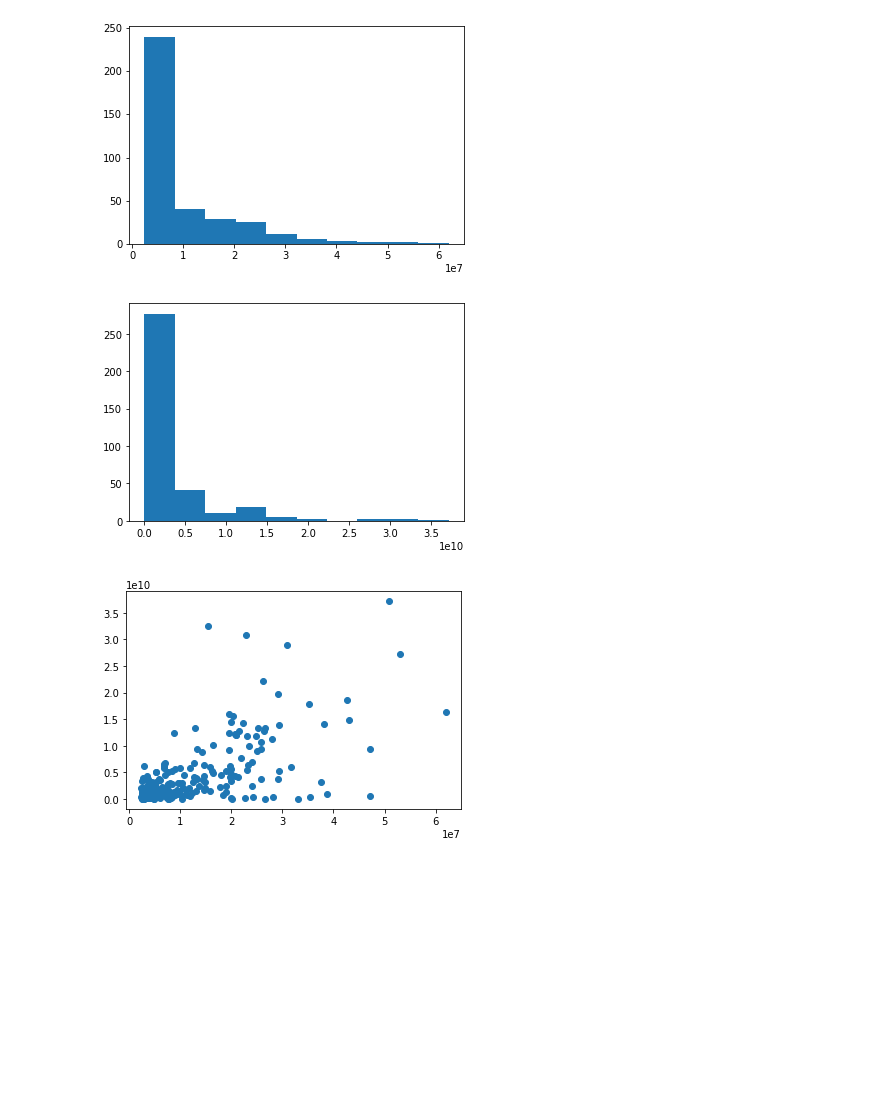
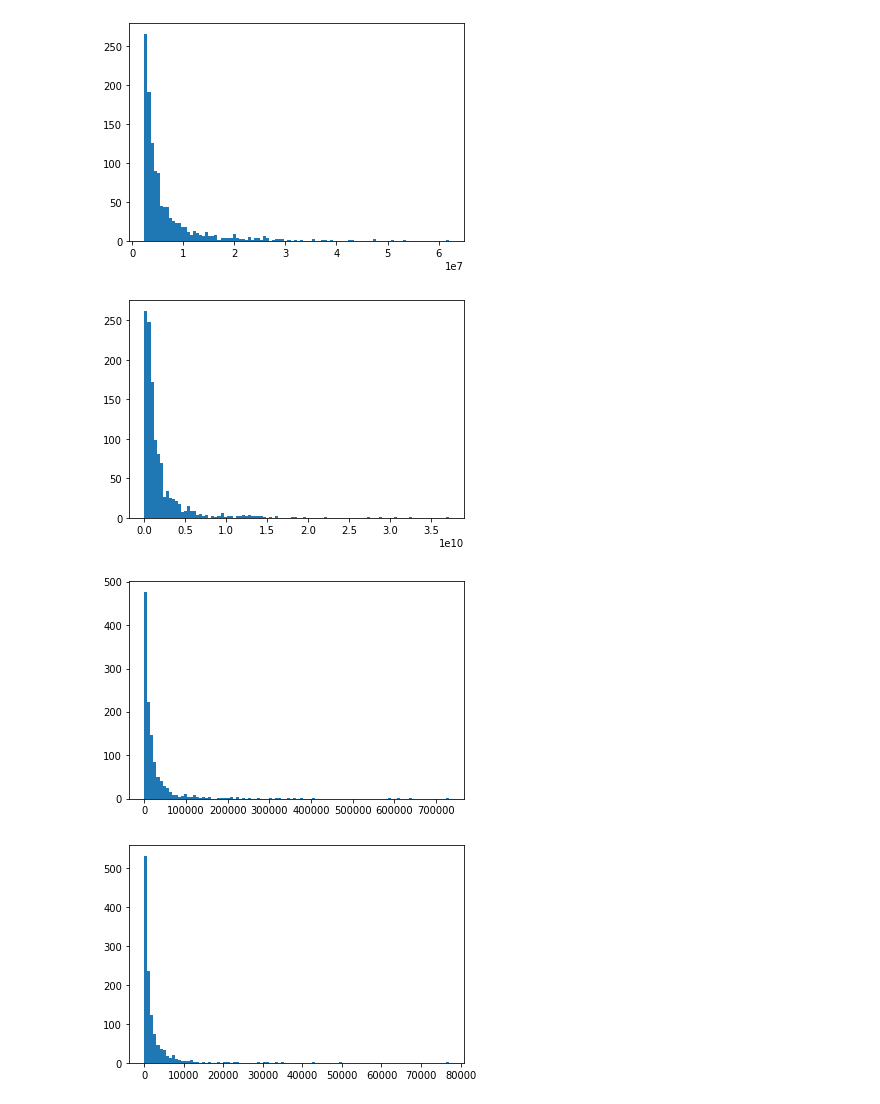
Before and after one commit to ak353/DataMining, a Jupyter notebook: Analysis.ipynb, the cells around one changed output. Cells and saved outputs as stored; diff of their text form; code cells hidden in the pictures; blank space fills up the shorter version.

```diff
--- a/Analysis.ipynb
+++ b/Analysis.ipynb
@@ -8,15 +8,33 @@ for nm in names[1:]:
     data[nm] = data[nm].apply(lambda x: x.replace(',','') if isinstance(x, str) else x)
     data[nm] = data[nm].apply(lambda x: round(float(x)) if isinstance(x, str) else x)
     data[nm] = data[nm].apply(lambda x: int(x))
+
+data['avg_views'] = data.apply(lambda row: row.views // row.uploads, axis=1)
+
+data['size'] = pd.cut(data.views, 4, labels=[1, 2, 3, 4])
+
+reorder=['username', 'views', 'avg_views', 'size', 'uploads', 'subs', 'instafollowers',
+         'instaposts', 'twitfollowers', 'tweets', 'instafollowing', 'twitlikes']
+data = data[reorder]
 # %%
 from matplotlib import pyplot as plt
-plt.hist(data.subs)
+plt.hist(data.subs, bins=100)
 plt.show();
-plt.hist(data.views)
+plt.hist(data.views, bins=100)
 plt.show();
+plt.hist(data.tweets, bins=100)
+plt.show();
+plt.hist(data.instaposts, bins=100)
+plt.show();
+plt.hist(data['size'])
+plt.show();
+
+plt.xlim(0, 50000000)
+plt.ylim(0, 30000000000)
 plt.scatter(data.subs, data.views)
 plt.show();
 # %% [output]
-[figure, old version]
+[figure, new version]
-[figure, old version]
+[figure, new version]
-[figure, old version]
+[figure, new version]
+[figure, added]
```
Also changed, not shown: parts of 8 cells of this notebook.
